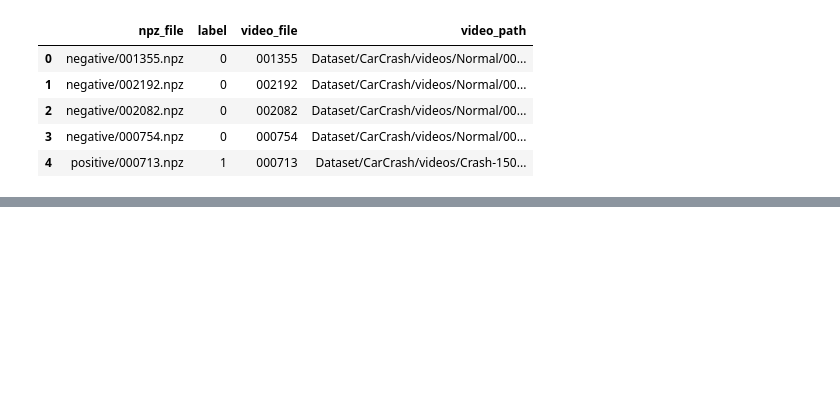
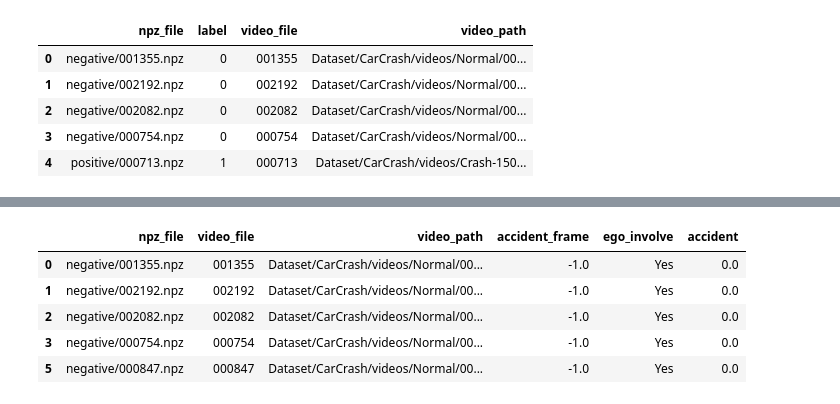
Before and after one commit to alexismarie8314/PFE_RECHERCHE_VOITURE, a Jupyter notebook: test.ipynb, the cells around one changed output, grey strips where cells are left out. Saved outputs shown, nothing was run; the diff lists cells and outputs as text; code cells hidden in the pictures; blank space fills up the shorter version.

```diff
--- a/test.ipynb
+++ b/test.ipynb
@@ -246,0 +245,16 @@ Name: count, dtype: int64
+# %%
+df.drop(["vid","label_x","label_y"],axis=1,inplace=True)
+df.accident.fillna(0,inplace=True)
+df.ego_involve.fillna("Yes",inplace=True)
+df.accident_frame.fillna(-1,inplace=True)
+#on ne garde que si ego involve est vrai
+df=df[df["ego_involve"]=="Yes"]
+
+df.head()
+# %% [output]
+|  | npz_file | video_file | video_path | accident_frame | ego_involve | accident |
+| 0 | negative/001355.npz | 001355 | Dataset/CarCrash/videos/Normal/00... | -1.0 | Yes | 0.0 |
+| 1 | negative/002192.npz | 002192 | Dataset/CarCrash/videos/Normal/00... | -1.0 | Yes | 0.0 |
+| 2 | negative/002082.npz | 002082 | Dataset/CarCrash/videos/Normal/00... | -1.0 | Yes | 0.0 |
+| 3 | negative/000754.npz | 000754 | Dataset/CarCrash/videos/Normal/00... | -1.0 | Yes | 0.0 |
+| 5 | negative/000847.npz | 000847 | Dataset/CarCrash/videos/Normal/00... | -1.0 | Yes | 0.0 |
```
Also changed, not shown: parts of 34 cells of this notebook.
